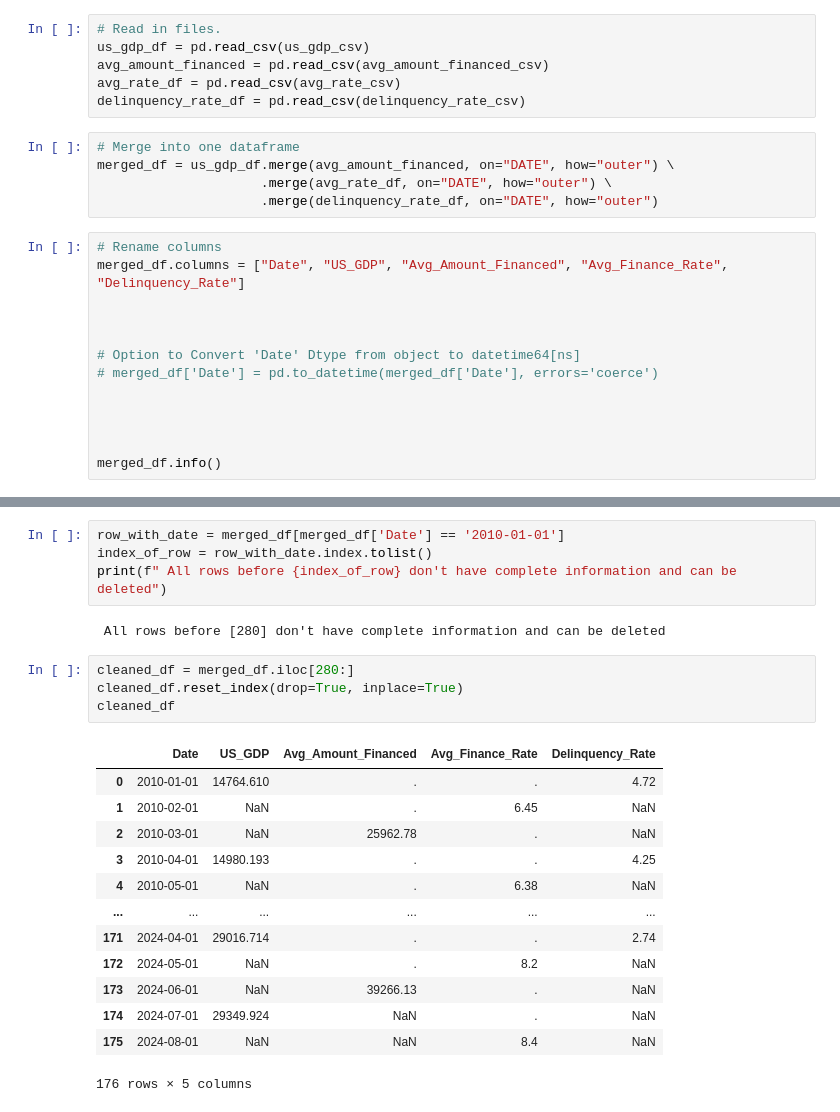
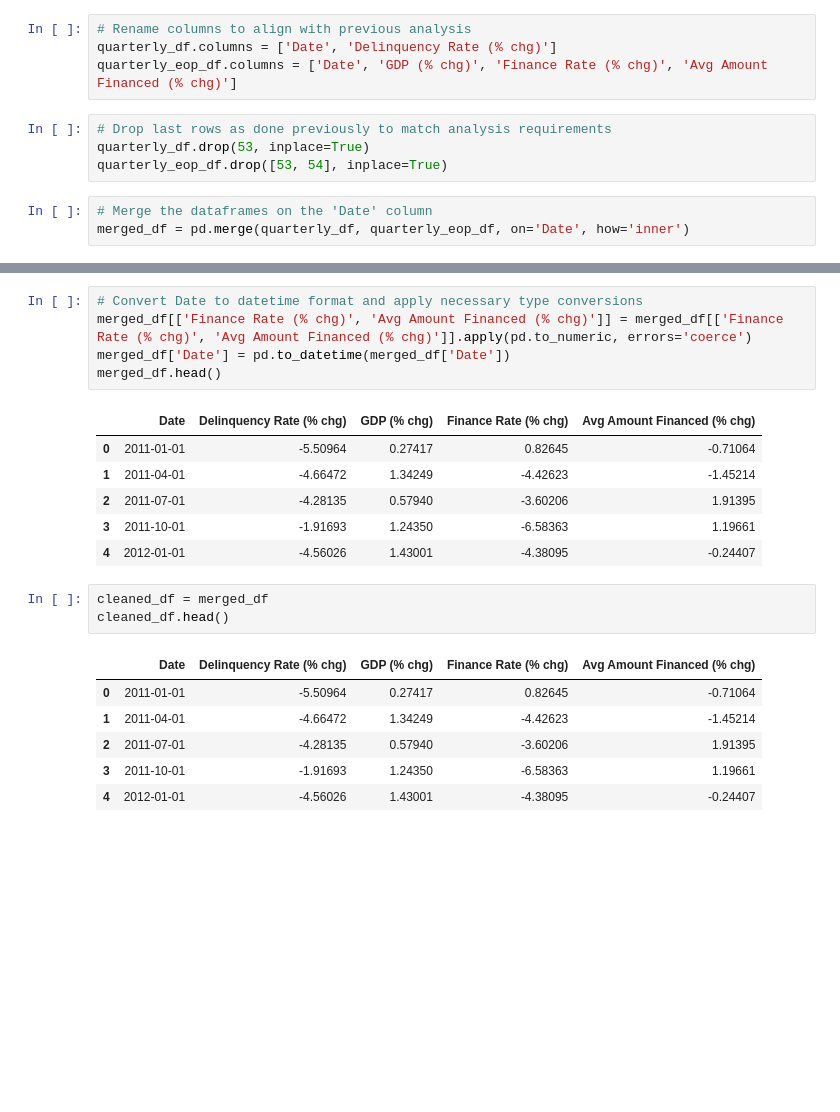
Before and after one commit to AndrewJ79/dc_project_1, a Jupyter notebook: dc_project_1.ipynb, the cells around one changed output, grey strips where cells are left out. Saved outputs shown, nothing was run; the diff lists cells and outputs as text; blank space fills up the shorter version.

```diff
--- a/dc_project_1.ipynb
+++ b/dc_project_1.ipynb
@@ -13,24 +12,11 @@ delinquency_rate_csv = Path("resources/delinquency_rate.csv")
 # %%
-# Read in files.
-us_gdp_df = pd.read_csv(us_gdp_csv)
-avg_amount_financed = pd.read_csv(avg_amount_financed_csv)
-avg_rate_df = pd.read_csv(avg_rate_csv)
-delinquency_rate_df = pd.read_csv(delinquency_rate_csv)
+# Rename columns to align with previous analysis
+quarterly_df.columns = ['Date', 'Delinquency Rate (% chg)']
+quarterly_eop_df.columns = ['Date', 'GDP (% chg)', 'Finance Rate (% chg)', 'Avg Amount Financed (% chg)']
 # %%
-# Merge into one dataframe
-merged_df = us_gdp_df.merge(avg_amount_financed, on="DATE", how="outer") \
-                     .merge(avg_rate_df, on="DATE", how="outer") \
-                     .merge(delinquency_rate_df, on="DATE", how="outer")
+# Drop last rows as done previously to match analysis requirements
+quarterly_df.drop(53, inplace=True)
+quarterly_eop_df.drop([53, 54], inplace=True)
 # %%
-# Rename columns
-merged_df.columns = ["Date", "US_GDP", "Avg_Amount_Financed", "Avg_Finance_Rate", "Delinquency_Rate"]
-
-
-
-# Option to Convert 'Date' Dtype from object to datetime64[ns]
-# merged_df['Date'] = pd.to_datetime(merged_df['Date'], errors='coerce')
-
-
-
-
-merged_df.info()
+# Merge the dataframes on the 'Date' column
+merged_df = pd.merge(quarterly_df, quarterly_eop_df, on='Date', how='inner')
@@ -50,24 +23,22 @@ memory usage: 17.9+ KB
 # %%
-row_with_date = merged_df[merged_df['Date'] == '2010-01-01']
-index_of_row = row_with_date.index.tolist()
-print(f" All rows before {index_of_row} don't have complete information and can be deleted")
+# Convert Date to datetime format and apply necessary type conversions
+merged_df[['Finance Rate (% chg)', 'Avg Amount Financed (% chg)']] = merged_df[['Finance Rate (% chg)', 'Avg Amount Financed (% chg)']].apply(pd.to_numeric, errors='coerce')
+merged_df['Date'] = pd.to_datetime(merged_df['Date'])
+merged_df.head()
 # %% [output]
- All rows before [280] don't have complete information and can be deleted
+|  | Date | Delinquency Rate (% chg) | GDP (% chg) | Finance Rate (% chg) | Avg Amount Financed (% chg) |
+| 0 | 2011-01-01 | -5.50964 | 0.27417 | 0.82645 | -0.71064 |
+| 1 | 2011-04-01 | -4.66472 | 1.34249 | -4.42623 | -1.45214 |
+| 2 | 2011-07-01 | -4.28135 | 0.57940 | -3.60206 | 1.91395 |
+| 3 | 2011-10-01 | -1.91693 | 1.24350 | -6.58363 | 1.19661 |
+| 4 | 2012-01-01 | -4.56026 | 1.43001 | -4.38095 | -0.24407 |
 # %%
-cleaned_df = merged_df.iloc[280:]
-cleaned_df.reset_index(drop=True, inplace=True)
-cleaned_df
+cleaned_df = merged_df
+cleaned_df.head()
 # %% [output]
-|  | Date | US_GDP | Avg_Amount_Financed | Avg_Finance_Rate | Delinquency_Rate |
-| 0 | 2010-01-01 | 14764.610 | . | . | 4.72 |
-| 1 | 2010-02-01 | NaN | . | 6.45 | NaN |
-| 2 | 2010-03-01 | NaN | 25962.78 | . | NaN |
-| 3 | 2010-04-01 | 14980.193 | . | . | 4.25 |
-| 4 | 2010-05-01 | NaN | . | 6.38 | NaN |
-| ... | ... | ... | ... | ... | ... |
-| 171 | 2024-04-01 | 29016.714 | . | . | 2.74 |
-| 172 | 2024-05-01 | NaN | . | 8.2 | NaN |
-| 173 | 2024-06-01 | NaN | 39266.13 | . | NaN |
-| 174 | 2024-07-01 | 29349.924 | NaN | . | NaN |
-| 175 | 2024-08-01 | NaN | NaN | 8.4 | NaN |
+|  | Date | Delinquency Rate (% chg) | GDP (% chg) | Finance Rate (% chg) | Avg Amount Financed (% chg) |
+| 0 | 2011-01-01 | -5.50964 | 0.27417 | 0.82645 | -0.71064 |
+| 1 | 2011-04-01 | -4.66472 | 1.34249 | -4.42623 | -1.45214 |
+| 2 | 2011-07-01 | -4.28135 | 0.57940 | -3.60206 | 1.91395 |
+| 3 | 2011-10-01 | -1.91693 | 1.24350 | -6.58363 | 1.19661 |
+| 4 | 2012-01-01 | -4.56026 | 1.43001 | -4.38095 | -0.24407 |
-176 rows × 5 columns
```
Also changed, not shown: parts of 12 cells of this notebook.
